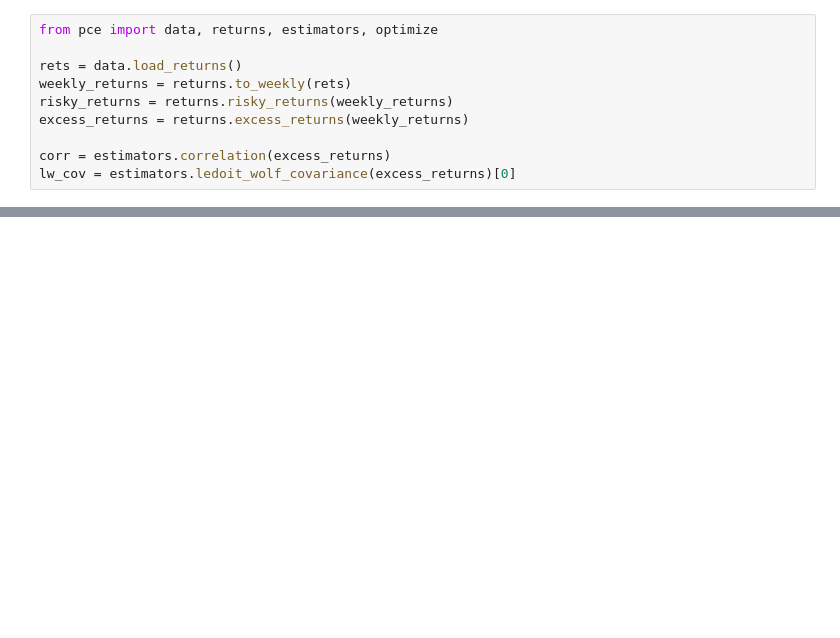
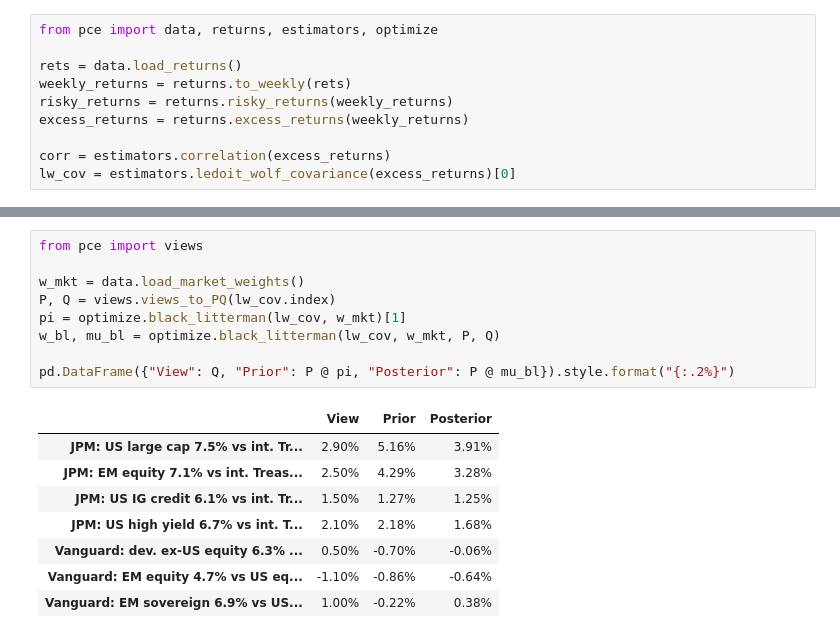
Before and after one commit to RithvikKolanu/portfolio-construction-model, a Jupyter notebook: notebooks/01_portfolio_construction.ipynb, the cells around one changed output, grey strips where cells are left out. Drawn from its saved outputs; the diff is of its cells as text; blank space fills up the shorter version.

```diff
--- a/notebooks/01_portfolio_construction.ipynb
+++ b/notebooks/01_portfolio_construction.ipynb
@@ -46,0 +82,18 @@ optimize.min_variance(lw_cov)
+# %%
+from pce import views
+
+w_mkt = data.load_market_weights()
+P, Q = views.views_to_PQ(lw_cov.index)
+pi = optimize.black_litterman(lw_cov, w_mkt)[1]
+w_bl, mu_bl = optimize.black_litterman(lw_cov, w_mkt, P, Q)
+
+pd.DataFrame({"View": Q, "Prior": P @ pi, "Posterior": P @ mu_bl}).style.format("{:.2%}")
+# %% [output]
+|  | View | Prior | Posterior |
+| JPM: US large cap 7.5% vs int. Tr... | 2.90% | 5.16% | 3.91% |
+| JPM: EM equity 7.1% vs int. Treas... | 2.50% | 4.29% | 3.28% |
+| JPM: US IG credit 6.1% vs int. Tr... | 1.50% | 1.27% | 1.25% |
+| JPM: US high yield 6.7% vs int. T... | 2.10% | 2.18% | 1.68% |
+| Vanguard: dev. ex-US equity 6.3% ... | 0.50% | -0.70% | -0.06% |
+| Vanguard: EM equity 4.7% vs US eq... | -1.10% | -0.86% | -0.64% |
+| Vanguard: EM sovereign 6.9% vs US... | 1.00% | -0.22% | 0.38% |
```
Also changed, not shown: parts of 7 cells of this notebook, 6 other files.
